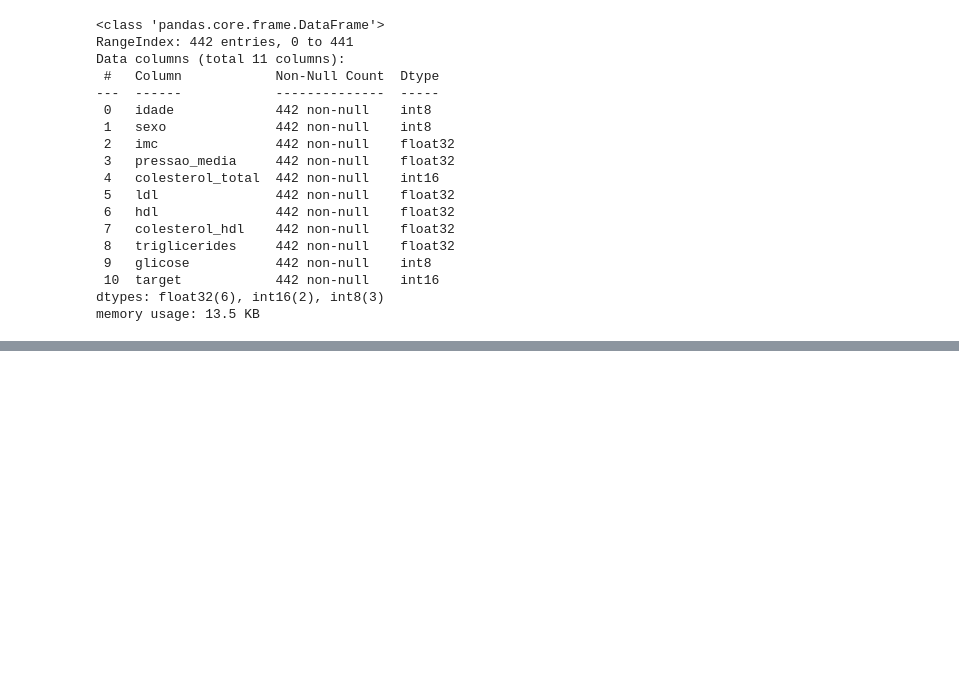
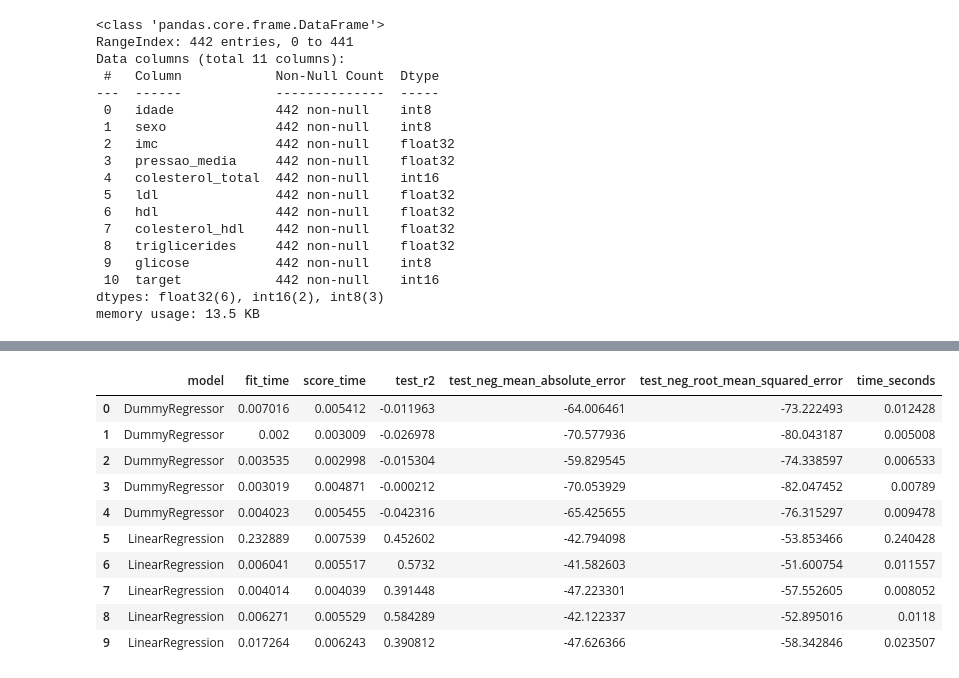
Before and after one commit to pedrocaovila/LR-Diabetes_Case, a Jupyter notebook: notebooks/09-pc-dummy_regressor.ipynb, the cells around one changed output, grey strips where cells are left out. Drawn from its saved outputs; the diff is of its cells as text; code cells hidden in the pictures; blank space fills up the shorter version.

```diff
--- a/notebooks/09-pc-dummy_regressor.ipynb
+++ b/notebooks/09-pc-dummy_regressor.ipynb
@@ -52,0 +80,16 @@ y = df['target']
+# %%
+df_resultados = organiza_resultados(resultados)
+
+df_resultados
+# %% [output]
+|  | model | fit_time | score_time | test_r2 | test_neg_mean_absolute_error | test_neg_root_mean_squared_error | time_seconds |
+| 0 | DummyRegressor | 0.007016 | 0.005412 | -0.011963 | -64.006461 | -73.222493 | 0.012428 |
+| 1 | DummyRegressor | 0.002 | 0.003009 | -0.026978 | -70.577936 | -80.043187 | 0.005008 |
+| 2 | DummyRegressor | 0.003535 | 0.002998 | -0.015304 | -59.829545 | -74.338597 | 0.006533 |
+| 3 | DummyRegressor | 0.003019 | 0.004871 | -0.000212 | -70.053929 | -82.047452 | 0.00789 |
+| 4 | DummyRegressor | 0.004023 | 0.005455 | -0.042316 | -65.425655 | -76.315297 | 0.009478 |
+| 5 | LinearRegression | 0.232889 | 0.007539 | 0.452602 | -42.794098 | -53.853466 | 0.240428 |
+| 6 | LinearRegression | 0.006041 | 0.005517 | 0.5732 | -41.582603 | -51.600754 | 0.011557 |
+| 7 | LinearRegression | 0.004014 | 0.004039 | 0.391448 | -47.223301 | -57.552605 | 0.008052 |
+| 8 | LinearRegression | 0.006271 | 0.005529 | 0.584289 | -42.122337 | -52.895016 | 0.0118 |
+| 9 | LinearRegression | 0.017264 | 0.006243 | 0.390812 | -47.626366 | -58.342846 | 0.023507 |
```
Also changed, not shown: parts of 3 cells of this notebook.
